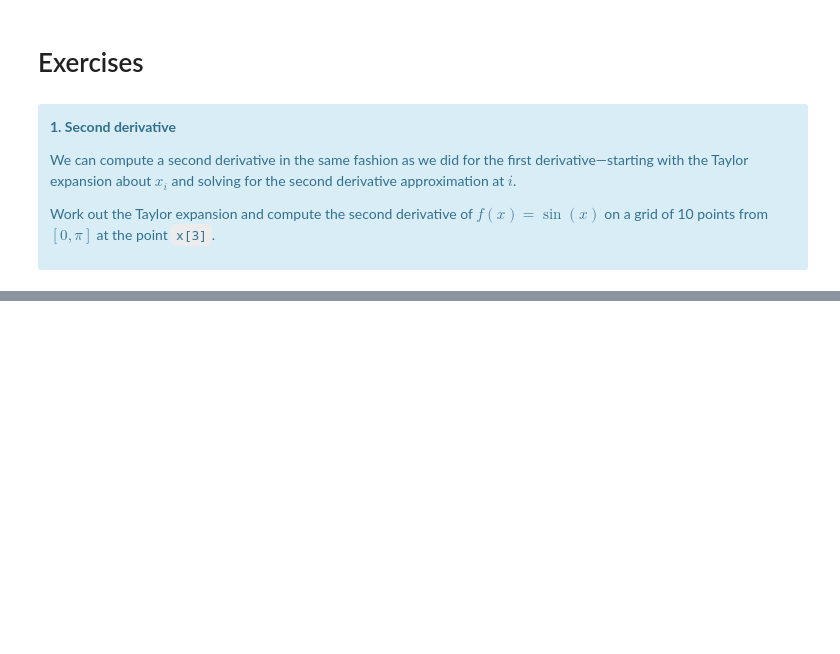
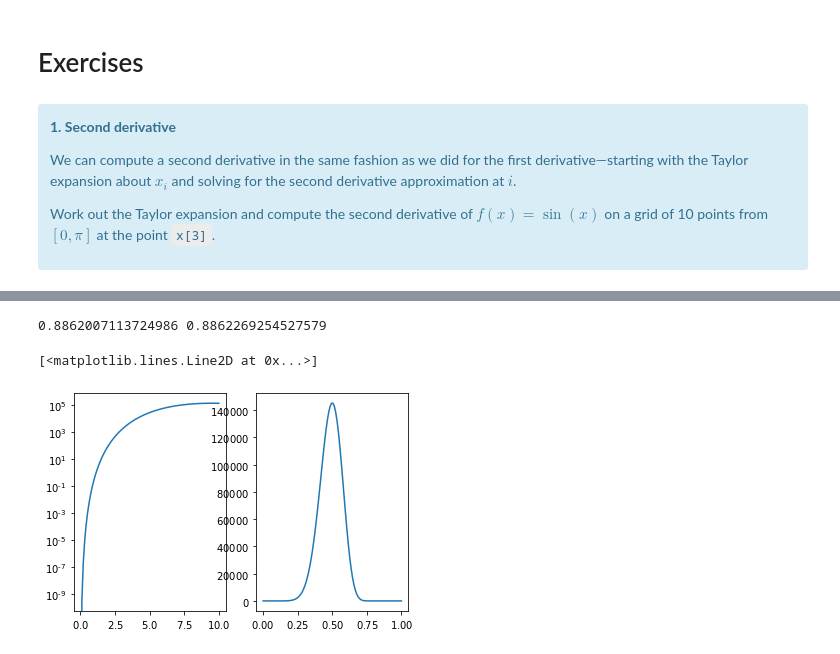
Before and after one commit to zingale/comp_astro_tutorial, a Jupyter notebook: content/02-diff-int/02-exercises.ipynb, the cells around one changed output, grey strips where cells are left out. Cells and saved outputs as stored; diff of their text form; code cells hidden in the pictures; blank space fills up the shorter version.

```diff
--- a/content/02-diff-int/02-exercises.ipynb
+++ b/content/02-diff-int/02-exercises.ipynb
@@ -12,0 +27,11 @@ Work out the Taylor expansion and compute the second derivative of $f(x) = \sin(
+# %%
+x = np.linspace(0, np.pi, 20, endpoint=False)
+
+def f(x):
+    return np.sin(x)
+
+def second_deriv(x, idx):
+    dx = x[idx] - x[idx-1]
+    return (f(x[idx+1]) - 2*f(x[idx]) + f(x[idx-1]))/dx**2
+
+print(second_deriv(x, 6), -np.sin(x[6]))
@@ -38,0 +88,68 @@ Reexpress the integral in terms of $z$ and do the numerical integration.  Compar
+# %%
+# this is a safety factor to prevent NaNs
+SMALL = 1.e-20
+
+def integrand(x, a):
+    """ the original integrand of our integral"""
+
+    # note for a != 1, the integrand is 0 if x == 0
+
+    return np.where(x > 0.0,
+                    x**(a-1)*np.exp(-x), 0.0)
+
+def zv(x, a):
+    """ transform the variable x -> z """
+    c = a - 1.0
+    return x/(c + x)
+
+def xv(z, a):
+    """ transform back from z -> x """
+    c = a - 1.0
+    return c*z/(1.0 - z + SMALL)
+
+def gamma_integral(a, npts):
+    """ integrate the gamma function """
+
+    z = np.linspace(0.0, 1.0, npts)
+
+    # do the integral via the trapezoid rule.  We will integrate
+    # over z = [0, 1].  Our integral, with our change of coords
+    # is
+    #
+    # I = c int_0^1 f( (z/(1-z)) ) dz/(1-z)^2
+
+    I = 0.0
+    f = integrand(xv(z, a), a)
+    c = a - 1.0
+
+    for n in range(1, npts):
+        I += 0.5*(z[n] - z[n-1])*(f[n]/(1.0 - z[n] + SMALL)**2 +
+                                  f[n-1]/(1.0 - z[n-1] + SMALL)**2)
+    I *= c
+
+    return I
+
+a = 1.5
+N = 200
+I = gamma_integral(a, N)
+print(I, special.gamma(a))
+# %% [output]
+0.8862007113724986 0.8862269254527579
+# %%
+import matplotlib.pyplot as plt
+a = 10.5
+
+fig = plt.figure()
+ax = fig.add_subplot(121)
+
+x = np.linspace(0, 10, 100)
+ax.plot(x, integrand(x, a))
+ax.set_yscale("log")
+
+ax = fig.add_subplot(122)
+z = np.linspace(0, 1, 100)
+ax.plot(z, integrand(xv(z, a), a))
+#ax.set_yscale("log")
+# %% [output]
+[<matplotlib.lines.Line2D at 0x...>]
+[figure, added]
```
Also changed, not shown: parts of 5 cells of this notebook, 3 other files.
